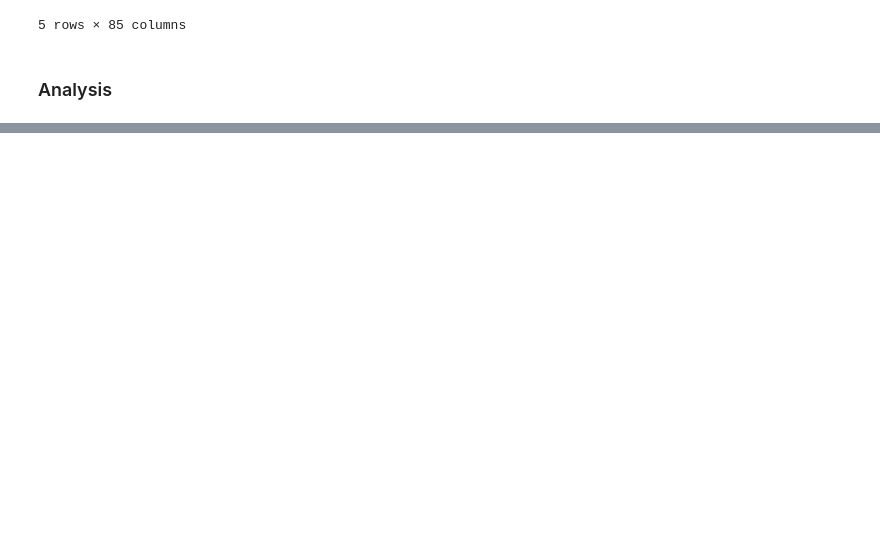
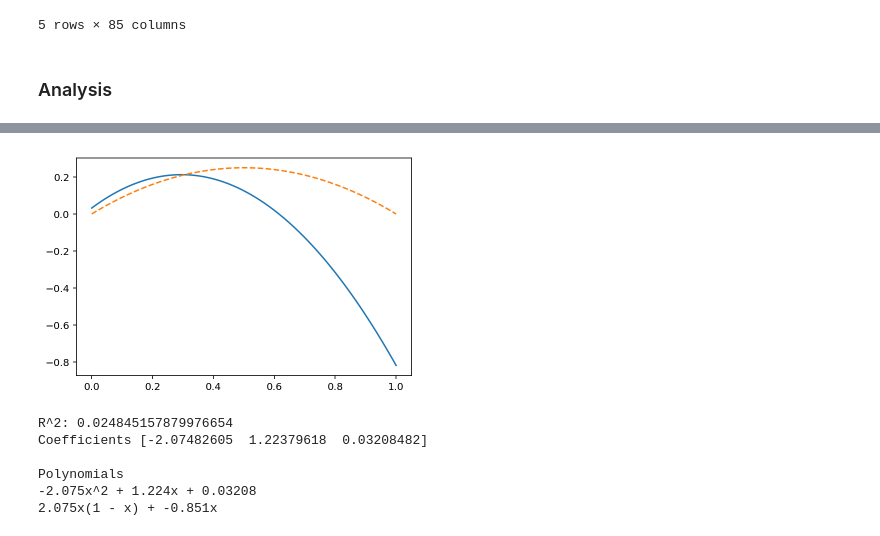
Before and after one commit to hermish/concepts-research, a Jupyter notebook: analysis/12-cogsci-upvote-scale/2-analysis.ipynb, the cells around one changed output, grey strips where cells are left out. Saved outputs shown, nothing was run; the diff lists cells and outputs as text; code cells hidden in the pictures; blank space fills up the shorter version.

```diff
--- a/analysis/12-cogsci-upvote-scale/2-analysis.ipynb
+++ b/analysis/12-cogsci-upvote-scale/2-analysis.ipynb
@@ -163,0 +166,35 @@ Both
+# %%
+x_values = []
+y_values = []
+for num in range(7):
+    x_values += [num / 6 for _ in range(len(all_confidences[num]))]
+    y_values += all_confidences[num]
+# x_values = [num / 6 for num in range(7)]
+# y_values = [all_confidences[num] for num in range(7)]
+result = np.polyfit(x_values, y_values, 2)
+poly_result = np.poly1d(result)
+# %%
+x_ticks = np.linspace(0, 1, 100)
+plt.plot(x_ticks, poly_result(x_ticks), '-')
+plt.plot(x_ticks, np.multiply(x_ticks, 1 - x_ticks), '--')
+plt.show()
+# %% [output]
+[figure, added]
+# %%
+from sklearn.metrics import r2_score
+r_squared = r2_score(y_values, poly_result(x_values))
+
+print('R^2: {}'.format(r_squared))
+print('Coefficients', result)
+
+print()
+print('Polynomials')
+print('{:.4}x^2 + {:.4}x + {:.4}'.format(result[0], result[1], result[2]))
+print('{:.4}x(1 - x) + {:.4}x '.format(-result[0], result[1] + result[0], result[2]))
+# %% [output]
+R^2: 0.024845157879976654
+Coefficients [-2.07482605  1.22379618  0.03208482]
+
+Polynomials
+-2.075x^2 + 1.224x + 0.03208
+2.075x(1 - x) + -0.851x
```
Also changed, not shown: parts of 4 cells of this notebook, 2 other files.
